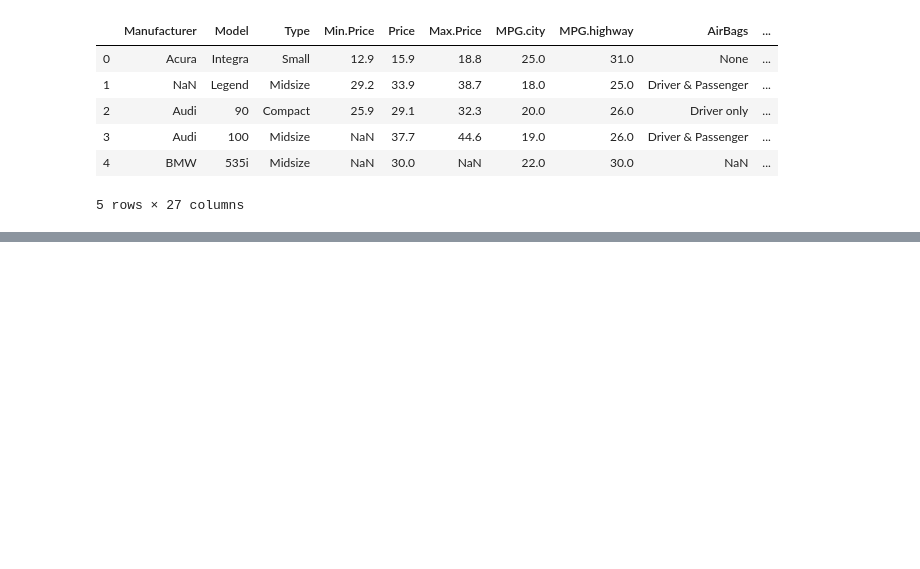
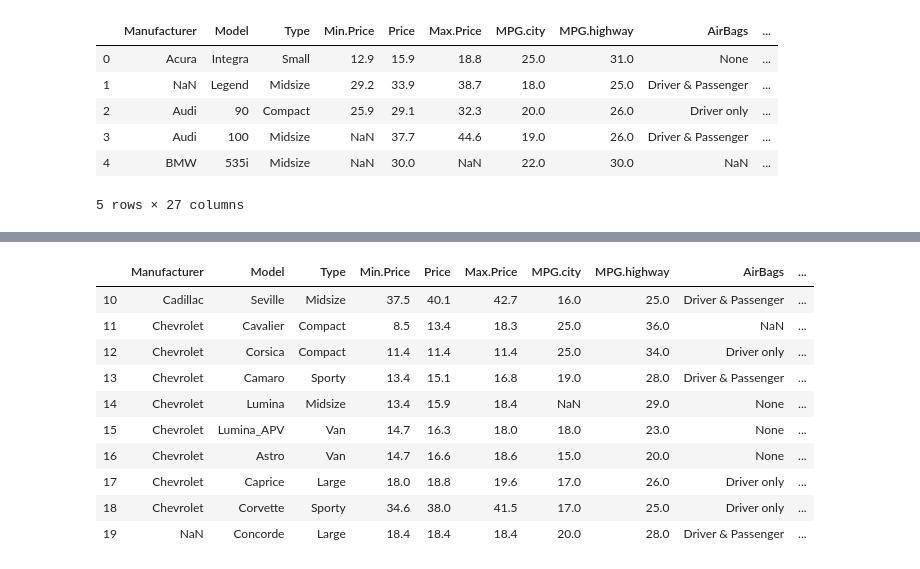
Before and after one commit to PilarDenia/activity_bootcamp_jun2020, a Jupyter notebook: 1_Data_Analysis/semana_10/día_1/practice_101_Panda_exercises.ipynb, the cells around one changed output, grey strips where cells are left out. Drawn from its saved outputs; the diff is of its cells as text; code cells hidden in the pictures; blank space fills up the shorter version.

```diff
--- a/1_Data_Analysis/semana_10/día_1/practice_101_Panda_exercises.ipynb
+++ b/1_Data_Analysis/semana_10/día_1/practice_101_Panda_exercises.ipynb
@@ -1677,0 +1817,16 @@ df.head()
+# %%
+df = pd.read_csv('https://raw.githubusercontent.com/selva86/datasets/master/Cars93_miss.csv')
+# %%
+df.iloc[10:20,0:10]
+# %% [output]
+|  | Manufacturer | Model | Type | Min.Price | Price | Max.Price | MPG.city | MPG.highway | AirBags | ... |
+| 10 | Cadillac | Seville | Midsize | 37.5 | 40.1 | 42.7 | 16.0 | 25.0 | Driver & Passenger | ... |
+| 11 | Chevrolet | Cavalier | Compact | 8.5 | 13.4 | 18.3 | 25.0 | 36.0 | NaN | ... |
+| 12 | Chevrolet | Corsica | Compact | 11.4 | 11.4 | 11.4 | 25.0 | 34.0 | Driver only | ... |
+| 13 | Chevrolet | Camaro | Sporty | 13.4 | 15.1 | 16.8 | 19.0 | 28.0 | Driver & Passenger | ... |
+| 14 | Chevrolet | Lumina | Midsize | 13.4 | 15.9 | 18.4 | NaN | 29.0 | None | ... |
+| 15 | Chevrolet | Lumina_APV | Van | 14.7 | 16.3 | 18.0 | 18.0 | 23.0 | None | ... |
+| 16 | Chevrolet | Astro | Van | 14.7 | 16.6 | 18.6 | 15.0 | 20.0 | None | ... |
+| 17 | Chevrolet | Caprice | Large | 18.0 | 18.8 | 19.6 | 17.0 | 26.0 | Driver only | ... |
+| 18 | Chevrolet | Corvette | Sporty | 34.6 | 38.0 | 41.5 | 17.0 | 25.0 | Driver only | ... |
+| 19 | NaN | Concorde | Large | 18.4 | 18.4 | 18.4 | 20.0 | 28.0 | Driver & Passenger | ... |
```
Also changed, not shown: parts of 19 cells of this notebook.
